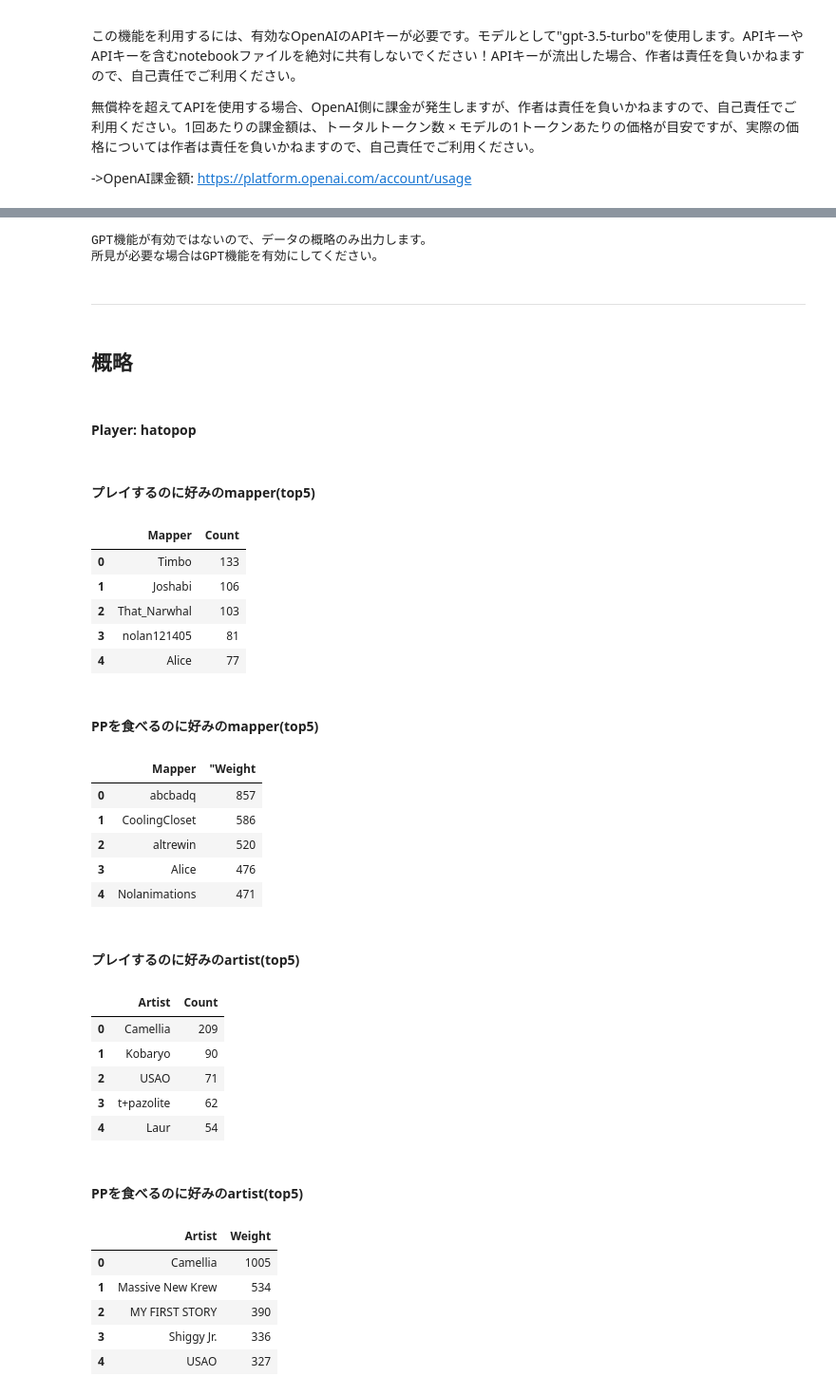
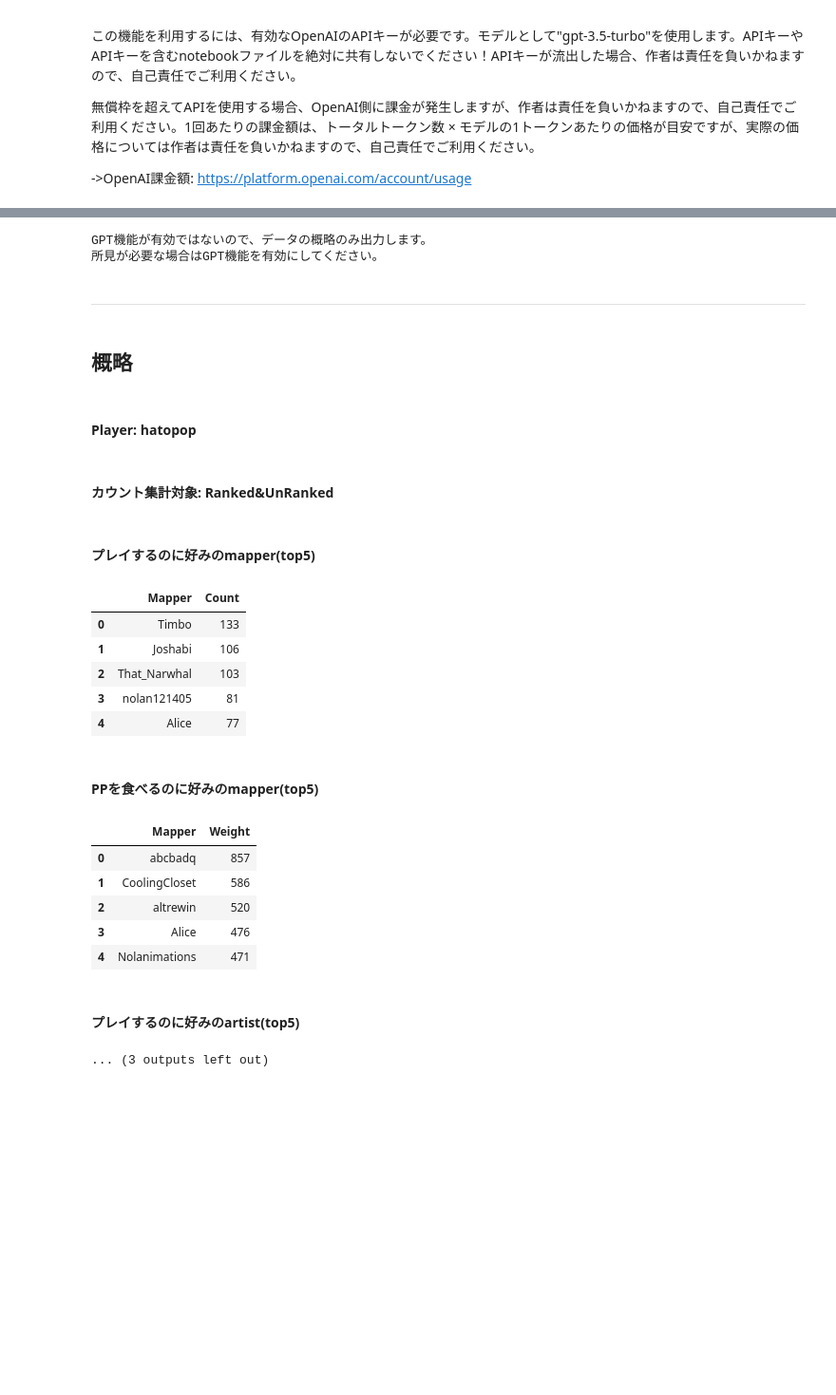
Before and after one commit to hatopopvr/MyBSCloud, a Jupyter notebook: MyBSCloud.ipynb, the cells around one changed output, grey strips where cells are left out. Shown at 95% size. Cells and saved outputs as stored; diff of their text form; code cells hidden in the pictures; blank space fills up the shorter version.

```diff
--- a/MyBSCloud.ipynb
+++ b/MyBSCloud.ipynb
@@ -1158,7 +1170,7 @@ else:
 
 #@markdown ---
 #@markdown <h4>Enable</h4>
-wordcloud_masked_is_enable = False #@param {type:"boolean"}
+wordcloud_masked_is_enable = True #@param {type:"boolean"}
 download_is_enable = True #@param {type:"boolean"}
 #@title マスク画像の白黒反転
 invert_is_enable = False #@param {type:"boolean"}
@@ -1196,6 +1208,7 @@ filtered_pp_max = 1000 #param {type:"slider", min:0, max:1000, step:10}
 filtered_acc_min = 0 #param {type:"slider", min:0, max:100, step:1}
 filtered_acc_max = 100 #param {type:"slider", min:0, max:100, step:1}
 wordcloud_target = "LevelAuthor" #@param ["LevelAuthor", "SongAuthor", "Level&SongAuthor"]
+counted_target = "Ranked&UnRanked" #@param ["Ranked&UnRanked", "RankedOnly", "UnRankedOnly"]
 
 # max_data =  5000#param {type:"number"}
 sort_type = "PP" #param ["PP", "Stars", "Acc"] {allow-input: true}
@@ -1326,6 +1339,11 @@ df_wordcloud_ranked['PPWeightRounded'] = df_wordcloud_ranked['PPWeight'].apply(l
 df_wordcloud_ranked = df_wordcloud_ranked.sort_values(sort_type, ascending=False)
 # df_wordcloud_ranked = df_wordcloud_ranked[:max_data]
 
+if counted_target == "RankedOnly":
+    df_wordcloud = df_wordcloud[(df_wordcloud['Ranked']==1)]
+elif counted_target == "UnRankedOnly":
+    df_wordcloud = df_wordcloud[(df_wordcloud['Ranked']!=1)]
+
 counts = get_wordcloud_weight(wordcloud_target, df_wordcloud, True)
 weights = get_wordcloud_weight(wordcloud_target, df_wordcloud_ranked)
 
@@ -1419,6 +1439,7 @@ openai_key = "" #@param {type:"string"}
 top_n = 20 #@param {type:"number"}
 model = "gpt-3.5-turbo" #@param ["gpt-3.5-turbo"] {allow-input: true}
 MAX_TOKEN = 2048 #@param {type:"number"}
+counted_target = "Ranked&UnRanked" #@param ["Ranked&UnRanked", "RankedOnly", "UnRankedOnly"]
 
 try:
     import openai
@@ -1454,6 +1475,32 @@ def get_top_n(data, n):
     data_int = {k: math.floor(v) for k, v in data.items()}
     top_n = dict(nlargest(n, data_int.items(), key=lambda item: item[1]))
     return top_n
+
+
+df_wordcloud = df_scores.copy()
+
+# ランク用
+df_wordcloud_ranked = df_wordcloud.copy()
+df_wordcloud_ranked = df_wordcloud_ranked[(df_wordcloud_ranked['Ranked']==1)]
+df_wordcloud_ranked = df_wordcloud_ranked[(1==1)
+    & (df_wordcloud_ranked["Stars"] >= filtered_level_min)
+    & (df_wordcloud_ranked["Stars"] < filtered_level_max)
+    & (df_wordcloud_ranked["PP"] >= filtered_pp_min)
+    & (df_wordcloud_ranked["PP"] < filtered_pp_max)
+    & (df_wordcloud_ranked["Acc"] >= filtered_acc_min)
+    & (df_wordcloud_ranked["Acc"] <= filtered_acc_max)]
+df_wordcloud_ranked['PPWeightRounded'] = df_wordcloud_ranked['PPWeight'].apply(lambda x: round(float(x), 1))
+df_wordcloud_ranked = df_wordcloud_ranked.sort_values(sort_type, ascending=False)
+# df_wordcloud_ranked = df_wordcloud_ranked[:max_data]
+
+if counted_target == "RankedOnly":
+    df_wordcloud = df_wordcloud[(df_wordcloud['Ranked']==1)]
+elif counted_target == "UnRankedOnly":
+    df_wordcloud = df_wordcloud[(df_wordcloud['Ranked']!=1)]
+
+counts = get_wordcloud_weight(wordcloud_target, df_wordcloud, True)
+weights = get_wordcloud_weight(wordcloud_target, df_wordcloud_ranked)
+
 
 # 翻訳
 counts_mapper = get_wordcloud_weight("LevelAuthor", df_wordcloud, True)
@@ -1495,12 +1542,13 @@ else:
     display(Markdown("---"))
     display(Markdown("## 概略"))
     display(Markdown(f"#### Player: {df_info['name'][0]}"))
+    display(Markdown(f"#### カウント集計対象: {counted_target}"))
 
     display(Markdown("#### プレイするのに好みのmapper(top5)"))
     display_dataframe_from_dict(counts_mapper_dict, 'Mapper', 'Count')
 
     display(Markdown("#### PPを食べるのに好みのmapper(top5)"))
-    display_dataframe_from_dict(weights_mapper_dict, 'Mapper', '"Weight')
+    display_dataframe_from_dict(weights_mapper_dict, 'Mapper', 'Weight')
 
     display(Markdown("#### プレイするのに好みのartist(top5)"))
     display_dataframe_from_dict(counts_artist_dict,'Artist', 'Count')
@@ -1512,33 +1561,22 @@ else:
 GPT機能が有効ではないので、データの概略のみ出力します。
 所見が必要な場合はGPT機能を有効にしてください。
 ---
 ## 概略
 #### Player: hatopop
-#### プレイするのに好みのmapper(top5)
+#### カウント集計対象: Ranked&UnRanked
+#### プレイするのに好みのmapper(top5)
 |  | Mapper | Count |
 | 0 | Timbo | 133 |
 | 1 | Joshabi | 106 |
 | 2 | That_Narwhal | 103 |
 | 3 | nolan121405 | 81 |
 | 4 | Alice | 77 |
-#### PPを食べるのに好みのmapper(top5)
+#### PPを食べるのに好みのmapper(top5)
-|  | Mapper | "Weight |
+|  | Mapper | Weight |
 | 0 | abcbadq | 857 |
 | 1 | CoolingCloset | 586 |
 | 2 | altrewin | 520 |
 | 3 | Alice | 476 |
 | 4 | Nolanimations | 471 |
-#### プレイするのに好みのartist(top5)
-|  | Artist | Count |
-| 0 | Camellia | 209 |
-| 1 | Kobaryo | 90 |
-| 2 | USAO | 71 |
-| 3 | t+pazolite | 62 |
-| 4 | Laur | 54 |
-####  PPを食べるのに好みのartist(top5)
+#### プレイするのに好みのartist(top5)
-|  | Artist | Weight |
-| 0 | Camellia | 1005 |
-| 1 | Massive New Krew | 534 |
-| 2 | MY FIRST STORY | 390 |
-| 3 | Shiggy Jr. | 336 |
-| 4 | USAO | 327 |
+... (3 outputs left out)
```
Also changed, not shown: parts of 5 cells of this notebook.
